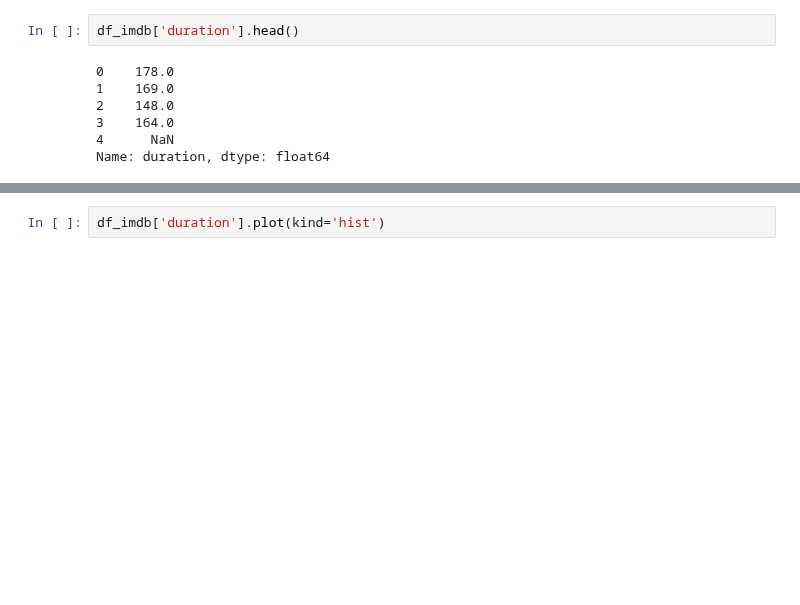
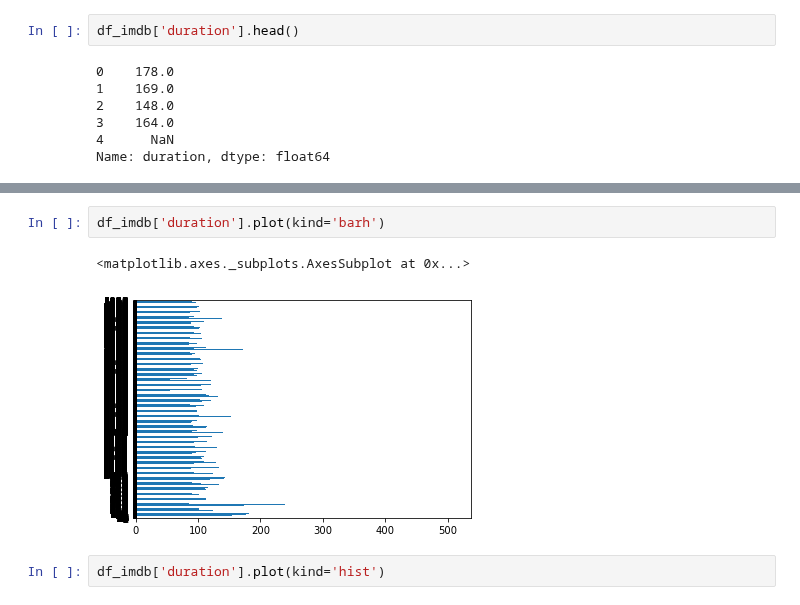
Before and after one commit to udhayprakash/PythonMaterial, a Jupyter notebook: python3/17_Data_science_modules/02_pandas/10_Visualization_Of_Data.ipynb, the cells around one changed output, grey strips where cells are left out. Drawn from its saved outputs; the diff is of its cells as text; blank space fills up the shorter version.

```diff
--- a/python3/17_Data_science_modules/02_pandas/10_Visualization_Of_Data.ipynb
+++ b/python3/17_Data_science_modules/02_pandas/10_Visualization_Of_Data.ipynb
@@ -52,3 +62,8 @@ Name: duration, dtype: float64
+# %%
+df_imdb['duration'].plot(kind='barh')
+# %% [output]
+<matplotlib.axes._subplots.AxesSubplot at 0x...>
+[figure, added]
 # %%
 df_imdb['duration'].plot(kind='hist')
 # %% [output]
```
Also changed, not shown: parts of 5 cells of this notebook, 27 other files.
